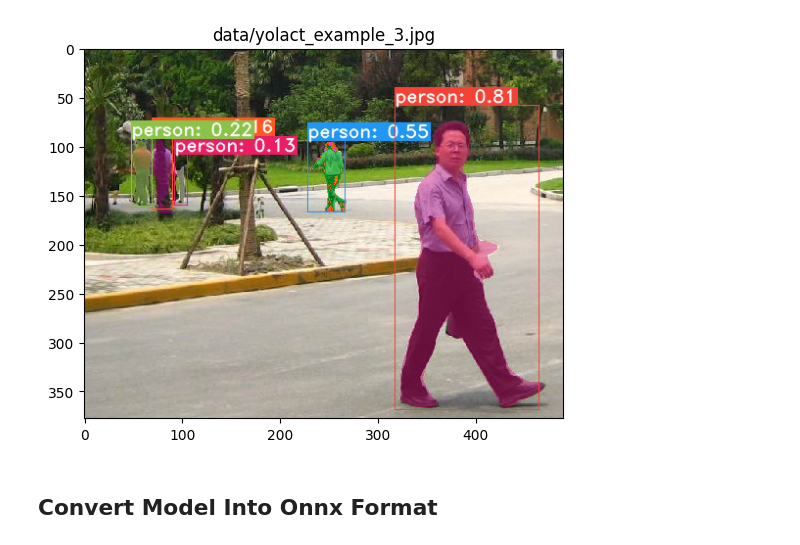
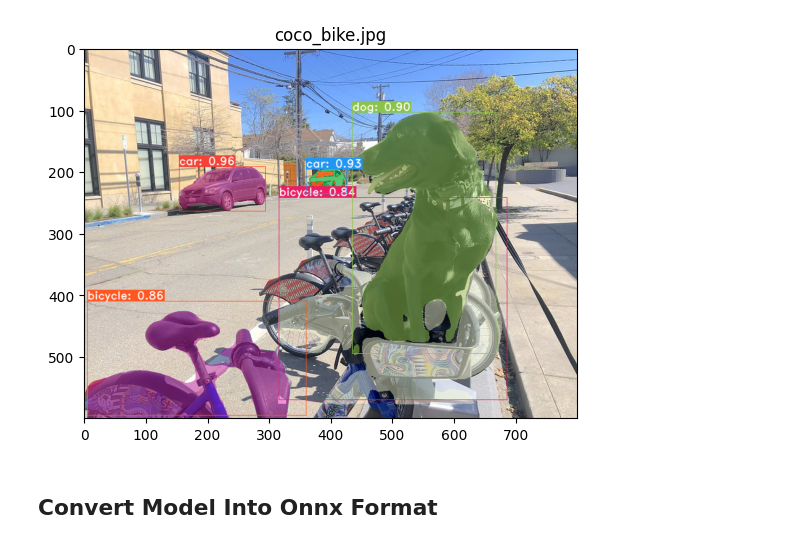
Before and after one commit to Abdullah-Elkasaby/238-yolact-image-segmentation, a Jupyter notebook: yolact_openvino_demo.ipynb, the cells around one changed output. Saved outputs shown, nothing was run; the diff lists cells and outputs as text; code cells hidden in the pictures.

```diff
--- a/yolact_openvino_demo.ipynb
+++ b/yolact_openvino_demo.ipynb
@@ -11,11 +773,11 @@ KeyboardInterrupt:
 # %%
-# MODEL_NAME = "yolact_darknet53_54_800000"
-MODEL_NAME = "yolact_resnet50_54_800000"
-
-args = YOLACTConfig(top_k=15, score_threshold=0.15)
-args.trained_model = "weights/" + MODEL_NAME +".pth"
+args = YOLACTConfig()
+net = Yolact()
+args.trained_model = "weights/" + MODEL_NAME + ".pth"
+args.image = "coco_bike.jpg"
 model_path = SavePath.from_str(args.trained_model)
-args.config = model_path.model_name + '_config'
-cfg.mask_proto_debug = args.mask_proto_debug
+args.config = model_path.model_name + "_config"
+args.mask_proto_debug = False
 set_cfg(args.config)
+net.detect.use_fast_nms = args.fast_nms
 # %%
@@ -25,11 +784,2 @@ net.detect.use_fast_nms = args.fast_nms
 net.load_weights(args.trained_model)
 net.eval()
-# %%
-args.image="data/yolact_example_3.jpg"
-# The evaluate function should always be run
-# it intializes the args in the moded_eval file for the other functinos to work to work
-with no_grad():
-    # evaluate(net, dataset=None)
-    evalimage(net, args.image)
-# %% [output]
-[figure, removed]
@@ -36,3 +989,28 @@ with no_grad():
+# %%
+def evalimage(net, path):
+    """
+    Perform inference using the original model
+    on an input image and display the results.
+    Args:
+        path (str): Path to the input image file.
+    Returns:
+        None
+    """
+    frame = torch.from_numpy(cv2.imread(path)).float()
+    batch = FastBaseTransform()(frame.unsqueeze(0))
+    preds = net(batch)
+    # img_numpy = prep_display(preds, frame, None, None, undo_transform=False)
+    img_numpy = prep_display(net, preds, frame, None, None, undo_transform=False)
+    img_numpy = img_numpy[:, :, (2, 1, 0)]
+    plt.imshow(img_numpy)
+    plt.title(path)
+    plt.show()
+
+
+with torch.no_grad():
+    evalimage(net, args.image)
+# %% [output]
+[figure, added]
 # %% [markdown]
 ## Convert Model Into Onnx Format
 # %%
```
Also changed, not shown: parts of 24 cells of this notebook, 2 other files.
